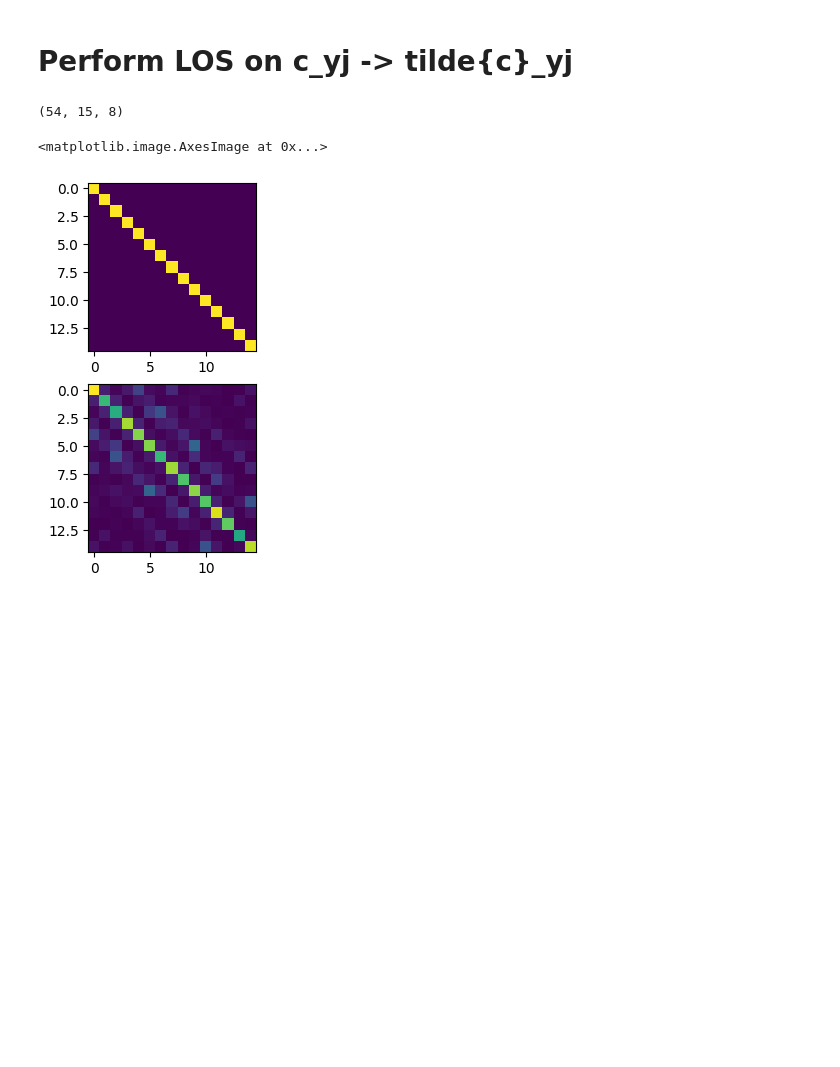
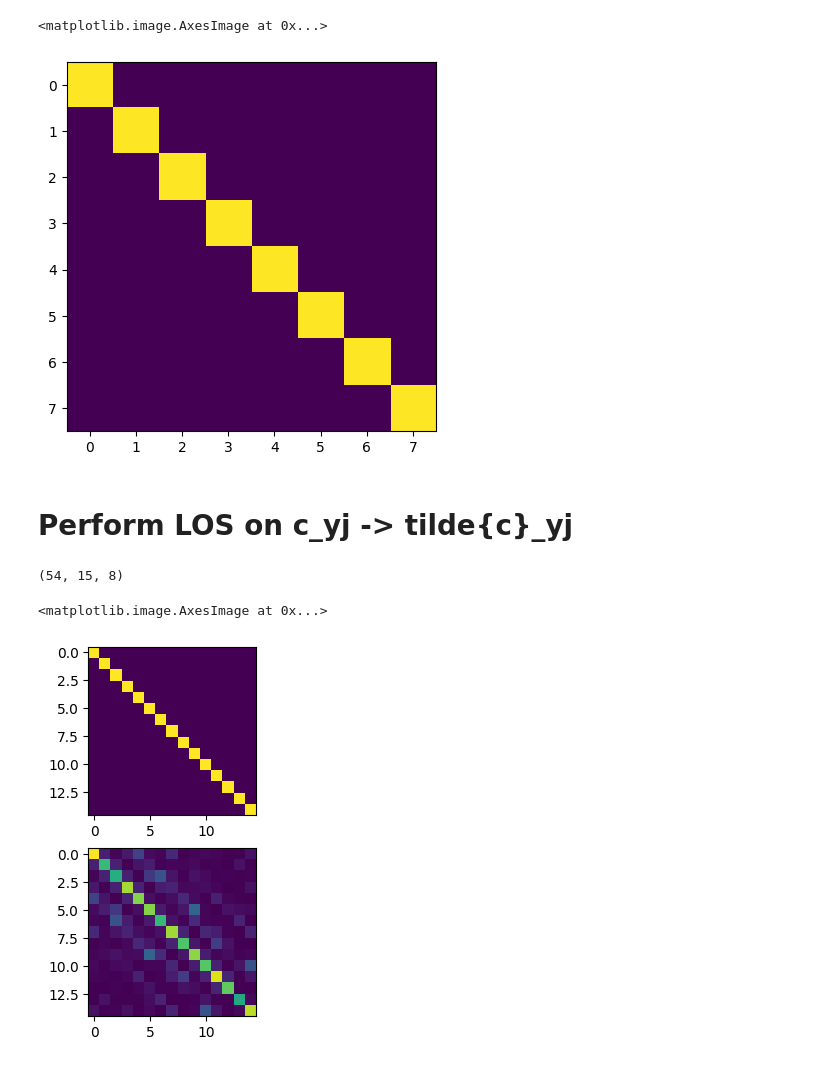
Before and after one commit to benrich37/crawfish, a Jupyter notebook: examples/s_uv_hack.ipynb, the cells around one changed output. Drawn from its saved outputs; the diff is of its cells as text; code cells hidden in the pictures; blank space fills up the shorter version.

```diff
--- a/examples/s_uv_hack.ipynb
+++ b/examples/s_uv_hack.ipynb
@@ -1,14 +1,25 @@
 # %%
-# from crawfish.utils.testing import EXAMPLE_CALC_DIRS_DIR
-# from __future__ import annotations
-# import numpy as np
-# from numba import jit
-# from crawfish.utils.typing import REAL_DTYPE, COMPLEX_DTYPE
-# import numpy as np
-# ex_dir = EXAMPLE_CALC_DIRS_DIR / "N2_bare_min"
-# from crawfish.core.elecdata import ElecData
-# edata = ElecData.from_calc_dir(ex_dir)
-# import matplotlib.pyplot as plt
+from crawfish.utils.testing import EXAMPLE_CALC_DIRS_DIR
+from __future__ import annotations
+import numpy as np
+from numba import jit
+from crawfish.utils.typing import REAL_DTYPE, COMPLEX_DTYPE
+import numpy as np
+ex_dir = EXAMPLE_CALC_DIRS_DIR / "N2_bare_min"
+from crawfish.core.elecdata import ElecData
+edata = ElecData.from_calc_dir(ex_dir)
+import matplotlib.pyplot as plt
+# %%
+edata = ElecData.from_calc_dir(ex_dir)
+nproj = edata.nproj
+edata.norm_projs_t1()
+proj_sabcju = edata.proj_sabcju
+proj_ju = proj_sabcju[0,0,0,0,:nproj,:]
+dual_proj_ju = np.linalg.inv(proj_ju)
+plt.imshow(np.dot(proj_ju, dual_proj_ju).real)
+# %% [output]
+<matplotlib.image.AxesImage at 0x...>
+[figure, added]
 # %% [markdown]
 # Perform LOS on c_yj -> tilde{c}_yj
 # %%
```
Also changed, not shown: parts of 8 cells of this notebook, 8 other files.
